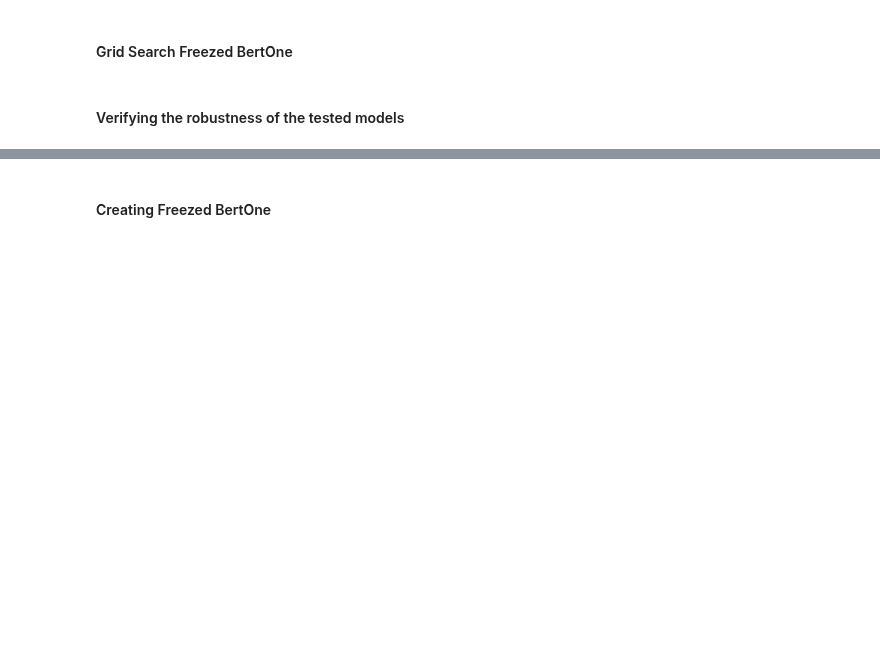
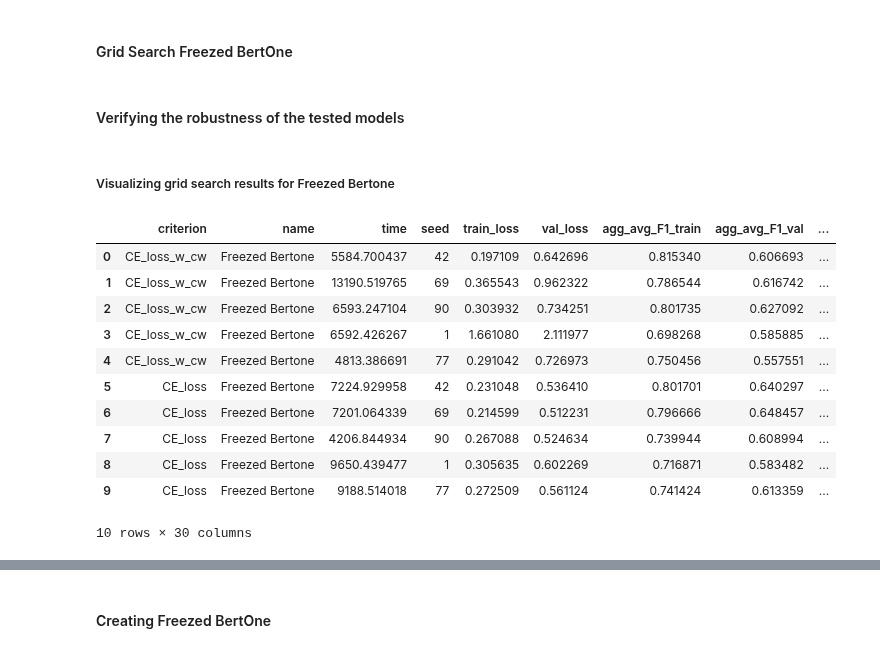
Before and after one commit to GianM0027/NLP-EFR-and-ERD-in-English-Conversations, a Jupyter notebook: main_notebook.ipynb, the cells around one changed output, grey strips where cells are left out. Cells and saved outputs as stored; diff of their text form; code cells hidden in the pictures; blank space fills up the shorter version.

Commit message:
Coputed statistics of Freezed BertOne experiments

```diff
--- a/main_notebook.ipynb
+++ b/main_notebook.ipynb
@@ -977,4 +1004,20 @@ if RUN_FREEZED_BERTONE_GRID_SEARCH:
 # %% [markdown]
 #### Verifying the robustness of the tested models
+# %% [markdown]
+##### Visualizing grid search results for Freezed Bertone
 # %%
-#todo aggregare per modello e mediare i risultati
+grid_result_df =  joblib.load(FREEZED_BERTONE_GRID_SEARCH_RESULTS_PATH)
+grid_result_df
+# %% [output]
+|  | criterion | name | time | seed | train_loss | val_loss | agg_avg_F1_train | agg_avg_F1_val | ... |
+| 0 | CE_loss_w_cw | Freezed Bertone | 5584.700437 | 42 | 0.197109 | 0.642696 | 0.815340 | 0.606693 | ... |
+| 1 | CE_loss_w_cw | Freezed Bertone | 13190.519765 | 69 | 0.365543 | 0.962322 | 0.786544 | 0.616742 | ... |
+| 2 | CE_loss_w_cw | Freezed Bertone | 6593.247104 | 90 | 0.303932 | 0.734251 | 0.801735 | 0.627092 | ... |
+| 3 | CE_loss_w_cw | Freezed Bertone | 6592.426267 | 1 | 1.661080 | 2.111977 | 0.698268 | 0.585885 | ... |
+| 4 | CE_loss_w_cw | Freezed Bertone | 4813.386691 | 77 | 0.291042 | 0.726973 | 0.750456 | 0.557551 | ... |
+| 5 | CE_loss | Freezed Bertone | 7224.929958 | 42 | 0.231048 | 0.536410 | 0.801701 | 0.640297 | ... |
+| 6 | CE_loss | Freezed Bertone | 7201.064339 | 69 | 0.214599 | 0.512231 | 0.796666 | 0.648457 | ... |
+| 7 | CE_loss | Freezed Bertone | 4206.844934 | 90 | 0.267088 | 0.524634 | 0.739944 | 0.608994 | ... |
+| 8 | CE_loss | Freezed Bertone | 9650.439477 | 1 | 0.305635 | 0.602269 | 0.716871 | 0.583482 | ... |
+| 9 | CE_loss | Freezed Bertone | 9188.514018 | 77 | 0.272509 | 0.561124 | 0.741424 | 0.613359 | ... |
+10 rows × 30 columns
```
Also changed, not shown: parts of 9 cells of this notebook.
